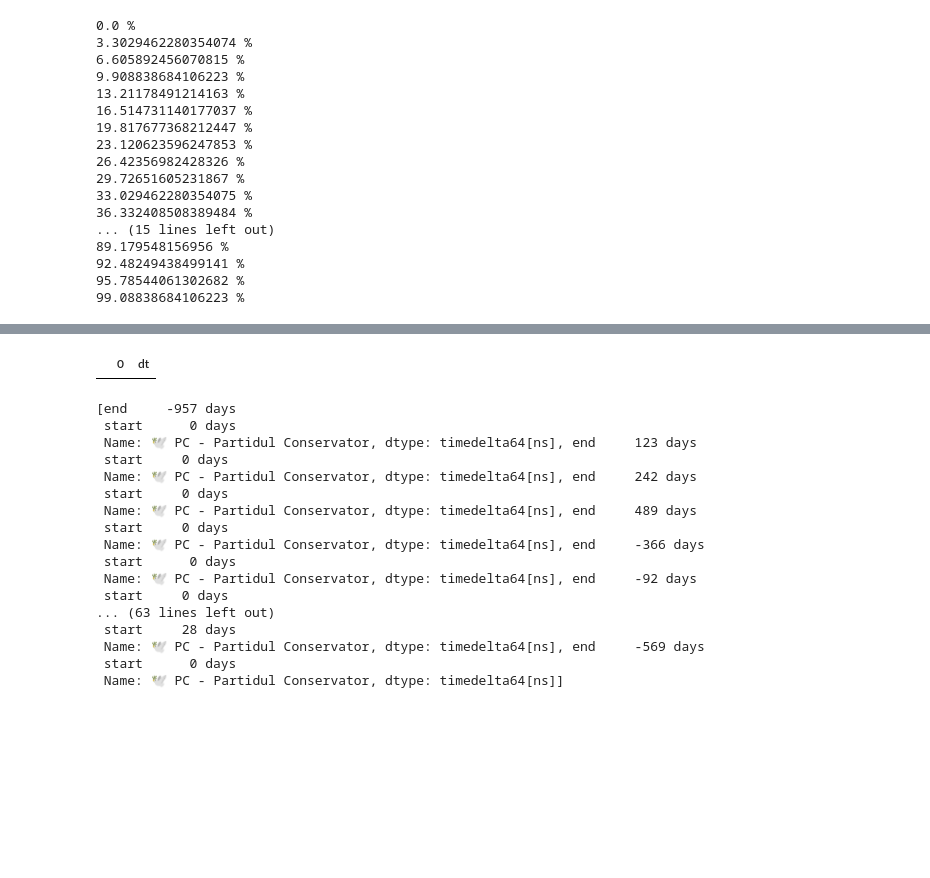
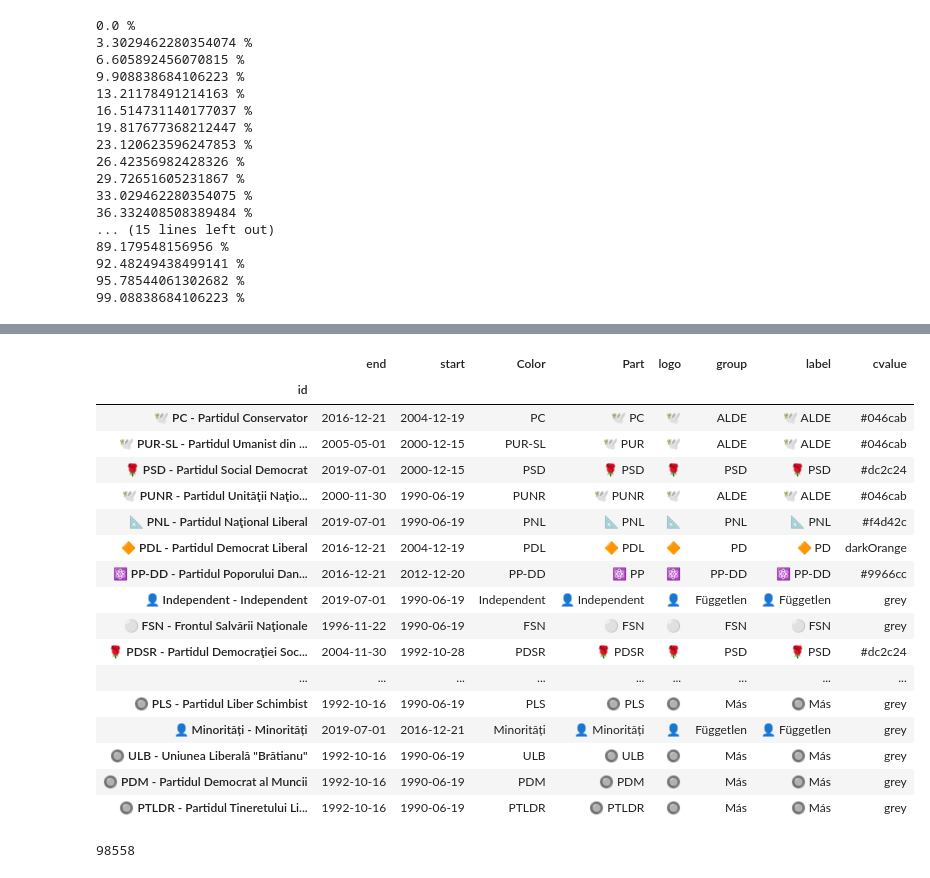
Before and after one commit to csaladenes/influence, a Jupyter notebook: ro/3d-plotter-party.ipynb, the cells around one changed output, grey strips where cells are left out. Drawn from its saved outputs; the diff is of its cells as text; code cells hidden in the pictures; blank space fills up the shorter version.

```diff
--- a/ro/3d-plotter-party.ipynb
+++ b/ro/3d-plotter-party.ipynb
@@ -90,5 +90,5 @@ part_timelines['label']=[i+' '+logos[i] for i in part_timelines['logo'].values]
 # %%
 part_timelines=part_timelines.join(pd.DataFrame(pcolors,index=['cvalue']).T,on='group').fillna('grey')
 # %%
-part_timelines=list(part_timelines.reset_index().T.to_dict().values())
+part_timelines_list=list(part_timelines.reset_index().T.to_dict().values())
 # %%
@@ -158,24 +128,0 @@ c['dt']=c[0].dt.days
-# %%
-c[c['dt']>dt]
-# %% [output]
-|  | 0 | dt |
-# %%
-[pd.to_datetime(values[j])-pd.to_datetime(values[j-1]) for j in range(1,len(values)-1)]
-# %% [output]
-[end     -957 days
- start      0 days
- Name: 🕊️ PC - Partidul Conservator, dtype: timedelta64[ns], end     123 days
- start     0 days
- Name: 🕊️ PC - Partidul Conservator, dtype: timedelta64[ns], end     242 days
- start     0 days
- Name: 🕊️ PC - Partidul Conservator, dtype: timedelta64[ns], end     489 days
- start     0 days
- Name: 🕊️ PC - Partidul Conservator, dtype: timedelta64[ns], end     -366 days
- start      0 days
- Name: 🕊️ PC - Partidul Conservator, dtype: timedelta64[ns], end     -92 days
- start     0 days
-... (63 lines left out)
- start     28 days
- Name: 🕊️ PC - Partidul Conservator, dtype: timedelta64[ns], end     -569 days
- start      0 days
- Name: 🕊️ PC - Partidul Conservator, dtype: timedelta64[ns]]
@@ -181,0 +134,21 @@ c[c['dt']>dt]
+# %%
+part_timelines
+# %% [output]
+|  | end | start | Color | Part | logo | group | label | cvalue |
+| id |  |  |  |  |  |  |  |  |
+| 🕊️ PC - Partidul Conservator | 2016-12-21 | 2004-12-19 | PC | 🕊️ PC | 🕊️ | ALDE | 🕊️ ALDE | #046cab |
+| 🕊️ PUR-SL - Partidul Umanist din ... | 2005-05-01 | 2000-12-15 | PUR-SL | 🕊️ PUR | 🕊️ | ALDE | 🕊️ ALDE | #046cab |
+| 🌹 PSD - Partidul Social Democrat | 2019-07-01 | 2000-12-15 | PSD | 🌹 PSD | 🌹 | PSD | 🌹 PSD | #dc2c24 |
+| 🕊️ PUNR - Partidul Unităţii Naţio... | 2000-11-30 | 1990-06-19 | PUNR | 🕊️ PUNR | 🕊️ | ALDE | 🕊️ ALDE | #046cab |
+| 📐 PNL - Partidul Naţional Liberal | 2019-07-01 | 1990-06-19 | PNL | 📐 PNL | 📐 | PNL | 📐 PNL | #f4d42c |
+| 🔶 PDL - Partidul Democrat Liberal | 2016-12-21 | 2004-12-19 | PDL | 🔶 PDL | 🔶 | PD | 🔶 PD | darkOrange |
+| ⚛️ PP-DD - Partidul Poporului Dan... | 2016-12-21 | 2012-12-20 | PP-DD | ⚛️ PP | ⚛️ | PP-DD | ⚛️ PP-DD | #9966cc |
+| 👤 Independent - Independent | 2019-07-01 | 1990-06-19 | Independent | 👤 Independent | 👤 | Független | 👤 Független | grey |
+| ⚪️ FSN - Frontul Salvării Naţionale | 1996-11-22 | 1990-06-19 | FSN | ⚪️ FSN | ⚪️ | FSN | ⚪️ FSN | grey |
+| 🌹 PDSR - Partidul Democraţiei Soc... | 2004-11-30 | 1992-10-28 | PDSR | 🌹 PDSR | 🌹 | PSD | 🌹 PSD | #dc2c24 |
+| ... | ... | ... | ... | ... | ... | ... | ... | ... |
+| 🔘 PLS - Partidul Liber Schimbist | 1992-10-16 | 1990-06-19 | PLS | 🔘 PLS | 🔘 | Más | 🔘 Más | grey |
+| 👤 Minorități - Minorități | 2019-07-01 | 2016-12-21 | Minorități | 👤 Minorități | 👤 | Független | 👤 Független | grey |
+| 🔘 ULB - Uniunea Liberală "Brătianu" | 1992-10-16 | 1990-06-19 | ULB | 🔘 ULB | 🔘 | Más | 🔘 Más | grey |
+| 🔘 PDM - Partidul Democrat al Muncii | 1992-10-16 | 1990-06-19 | PDM | 🔘 PDM | 🔘 | Más | 🔘 Más | grey |
+| 🔘 PTLDR - Partidul Tineretului Li... | 1992-10-16 | 1990-06-19 | PTLDR | 🔘 PTLDR | 🔘 | Más | 🔘 Más | grey |
@@ -181,0 +157,6 @@ c[c['dt']>dt]
+# %%
+df2=df2[df2['y']>0.2]
+values=list(df2.T.to_dict().values())
+open('json/part_timelines3.json','w').write(json.dumps(values))
+# %% [output]
+98558
```
Also changed, not shown: parts of 10 cells of this notebook, 4 other files.
